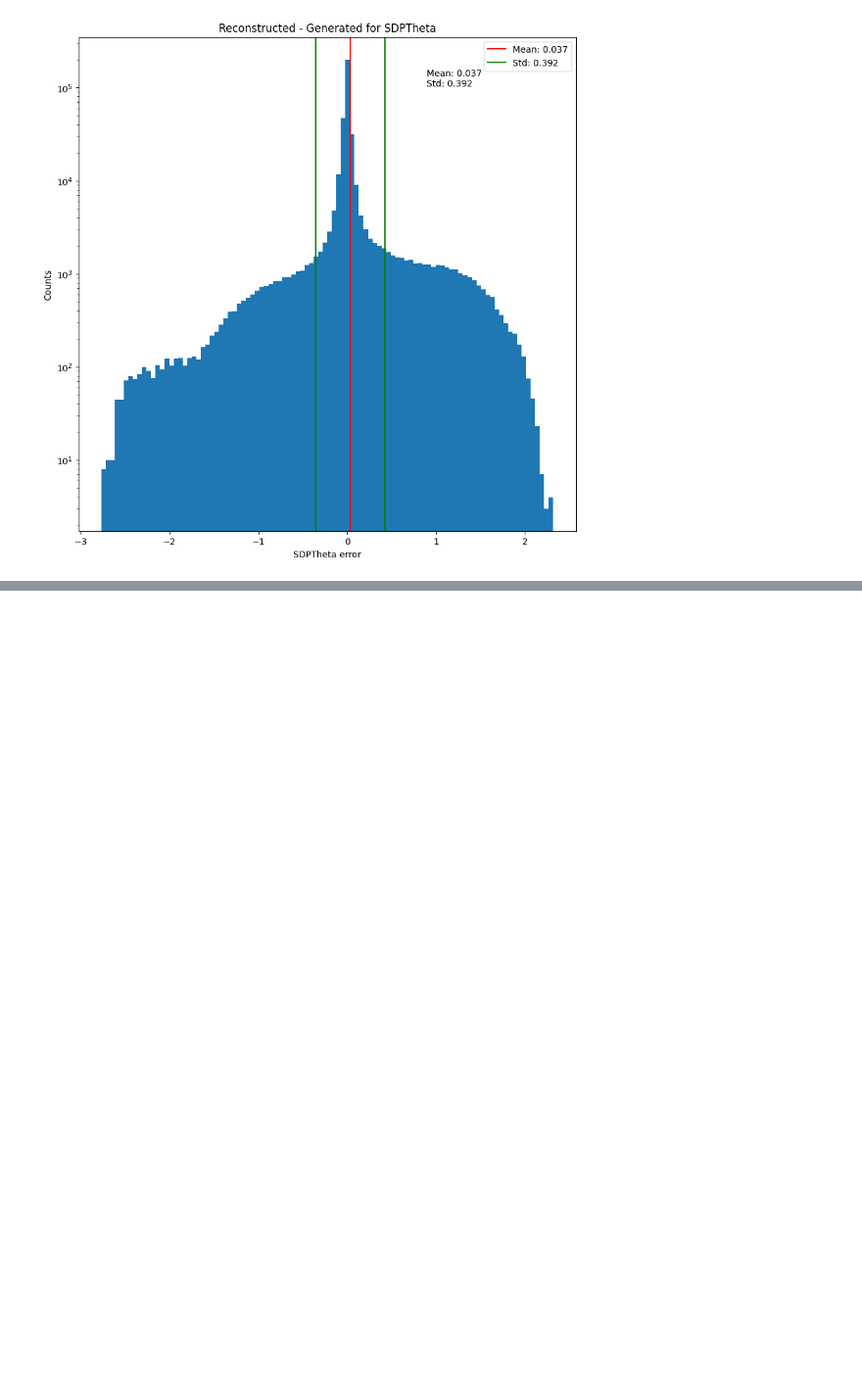
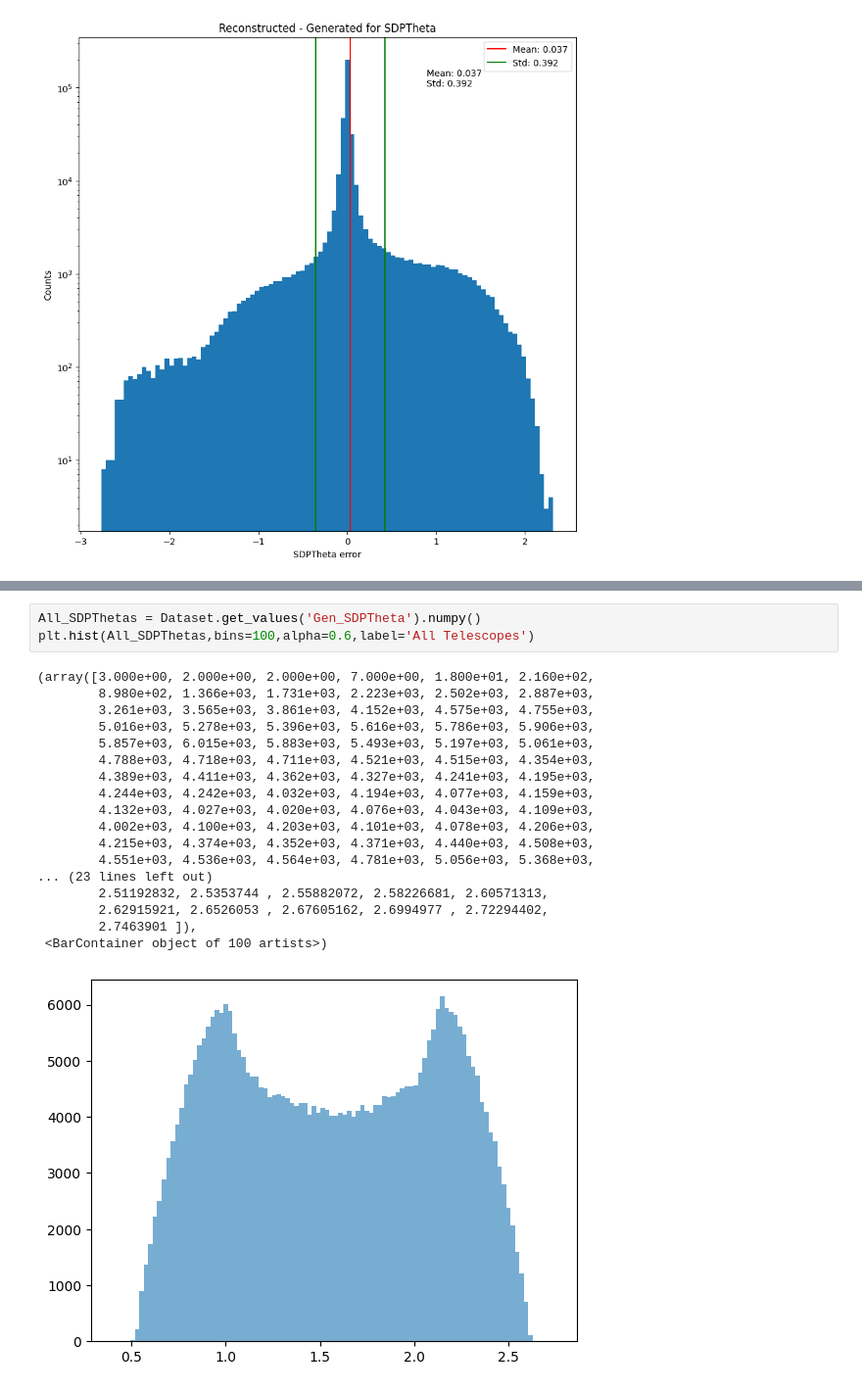
Before and after one commit to fedor-tairli/CDEProject, a Jupyter notebook: Dataset/TestingDataset_6.ipynb, the cells around one changed output, grey strips where cells are left out. Shown at 98% size. Cells and saved outputs as stored; diff of their text form; blank space fills up the shorter version.

```diff
--- a/Dataset/TestingDataset_6.ipynb
+++ b/Dataset/TestingDataset_6.ipynb
@@ -228,0 +269,22 @@ for key in Vars:
+# %%
+All_SDPThetas = Dataset.get_values('Gen_SDPTheta').numpy()
+plt.hist(All_SDPThetas,bins=100,alpha=0.6,label='All Telescopes')
+# %% [output]
+(array([3.000e+00, 2.000e+00, 2.000e+00, 7.000e+00, 1.800e+01, 2.160e+02,
+        8.980e+02, 1.366e+03, 1.731e+03, 2.223e+03, 2.502e+03, 2.887e+03,
+        3.261e+03, 3.565e+03, 3.861e+03, 4.152e+03, 4.575e+03, 4.755e+03,
+        5.016e+03, 5.278e+03, 5.396e+03, 5.616e+03, 5.786e+03, 5.906e+03,
+        5.857e+03, 6.015e+03, 5.883e+03, 5.493e+03, 5.197e+03, 5.061e+03,
+        4.788e+03, 4.718e+03, 4.711e+03, 4.521e+03, 4.515e+03, 4.354e+03,
+        4.389e+03, 4.411e+03, 4.362e+03, 4.327e+03, 4.241e+03, 4.195e+03,
+        4.244e+03, 4.242e+03, 4.032e+03, 4.194e+03, 4.077e+03, 4.159e+03,
+        4.132e+03, 4.027e+03, 4.020e+03, 4.076e+03, 4.043e+03, 4.109e+03,
+        4.002e+03, 4.100e+03, 4.203e+03, 4.101e+03, 4.078e+03, 4.206e+03,
+        4.215e+03, 4.374e+03, 4.352e+03, 4.371e+03, 4.440e+03, 4.508e+03,
+        4.551e+03, 4.536e+03, 4.564e+03, 4.781e+03, 5.056e+03, 5.368e+03,
+... (23 lines left out)
+        2.51192832, 2.5353744 , 2.55882072, 2.58226681, 2.60571313,
+        2.62915921, 2.6526053 , 2.67605162, 2.6994977 , 2.72294402,
+        2.7463901 ]),
+ <BarContainer object of 100 artists>)
+[figure, added]
```
Also changed, not shown: parts of 3 cells of this notebook, 15 other files.
